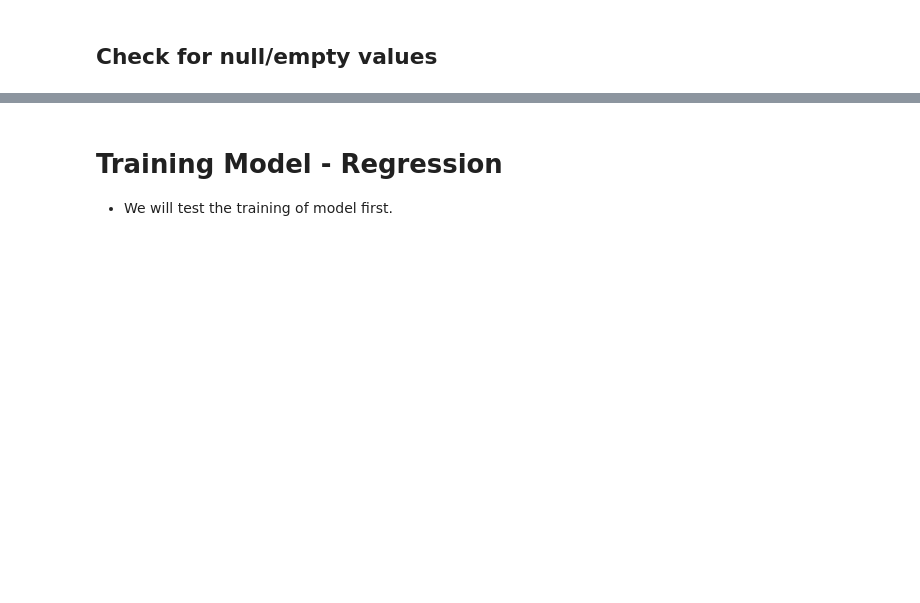
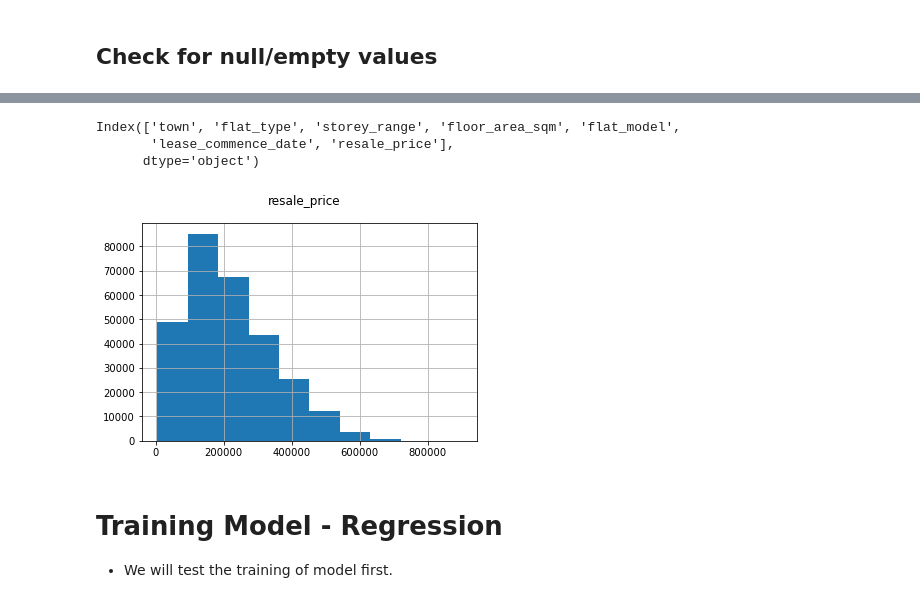
Before and after one commit to muhdhasan/Island-Property-Group, a Jupyter notebook: training/sales-prediction.ipynb, the cells around one changed output, grey strips where cells are left out. Drawn from its saved outputs; the diff is of its cells as text; code cells hidden in the pictures; blank space fills up the shorter version.

```diff
--- a/training/sales-prediction.ipynb
+++ b/training/sales-prediction.ipynb
@@ -11,10 +11,3 @@ from sklearn.model_selection import train_test_split
 from sklearn.linear_model import LinearRegression
 
 # Will add more imports here later
-# %%
-file_path = "../dataset/sale-prediction/"
-
-file_name = "resale-flat-prices-based-on-registration-date-from-jan-2017-onwards"
-
-df = pd.read_csv(file_path+"resale-flat-prices-based-on-registration-date-from-jan-2017-onwards.csv")
-df.head()
@@ -35,5 +111,5 @@ df.isnull().sum()
 # Change which columns to drop later
 # And change the type of the column
 
-df = df.drop(['block','street_name', 'month', 'remaining_lease'], axis=1)
-df.head()
+finaldf = df.drop(['block','street_name', 'month'], axis=1)
+finaldf.head()
@@ -40,10 +123,16 @@ df.head()
 # %%
-df.keys()
+finaldf.keys()
+# %% [output]
+Index(['town', 'flat_type', 'storey_range', 'floor_area_sqm', 'flat_model',
+       'lease_commence_date', 'resale_price'],
+      dtype='object')
 # %%
 col = "resale_price"
-df[col].hist()
+finaldf[col].hist()
 plt.suptitle(col)
 plt.show()
+# %% [output]
+[figure, added]
 # %%
 # Remove month, storey_range column later
 df = pd.get_dummies(df, columns=['town','flat_type', 'storey_range', 'flat_model'])
```
Also changed, not shown: parts of 8 cells of this notebook.
